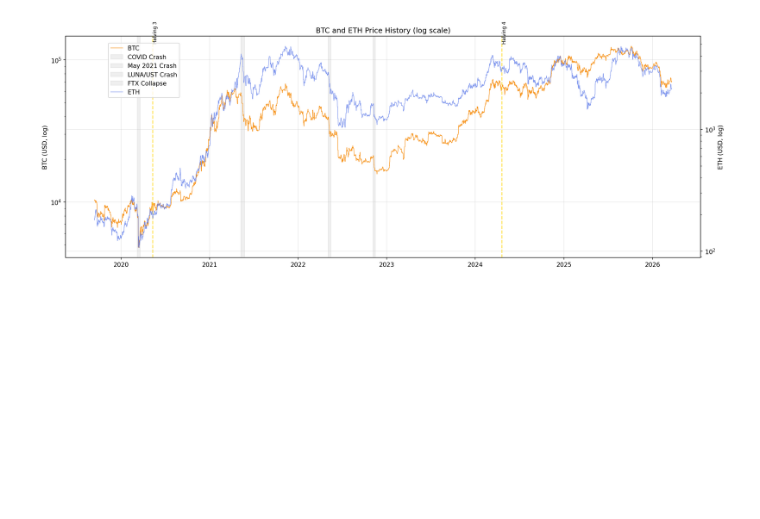
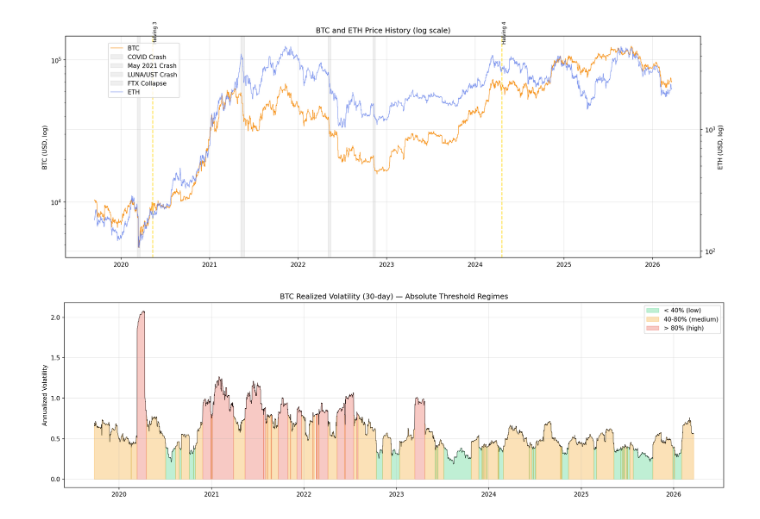
Before and after one commit to Zekhayoub/crypto-volatility-analyzer, a Jupyter notebook: notebooks/eda.ipynb, the cells around one changed output. Drawn from its saved outputs; the diff is of its cells as text; code cells hidden in the pictures; blank space fills up the shorter version.

Commit message:
feat: add volatility regime visualization with absolute threshold bands

```diff
--- a/notebooks/eda.ipynb
+++ b/notebooks/eda.ipynb
@@ -47,3 +47,21 @@ fig.savefig(FIGURES / "price_history.png", bbox_inches="tight")
 plt.show()
 # %% [output]
 [figure]
+# %%
+fig, ax = plt.subplots(figsize=(16, 5))
+vol = df["btc_realized_vol_90p"]
+ax.plot(df.index, vol, color="black", linewidth=0.5)
+
+# ABSOLUTE thresholds (not full-sample quantiles = no look-ahead)
+ax.fill_between(df.index, 0, vol, where=vol < 0.4, alpha=0.3, color=COLORS["calm"], label="< 40% (low)")
+ax.fill_between(df.index, 0, vol, where=(vol >= 0.4) & (vol < 0.8), alpha=0.3, color="#f39c12", label="40-80% (medium)")
+ax.fill_between(df.index, 0, vol, where=vol >= 0.8, alpha=0.3, color=COLORS["vol"], label="> 80% (high)")
+
+ax.set_ylabel("Annualized Volatility")
+ax.set_title("BTC Realized Volatility (30-day) — Absolute Threshold Regimes")
+ax.legend()
+fig.tight_layout()
+fig.savefig(FIGURES / "volatility_regimes.png", bbox_inches="tight")
+plt.show()
+# %% [output]
+[figure, added]
```
Also changed, not shown: 1 other file.
